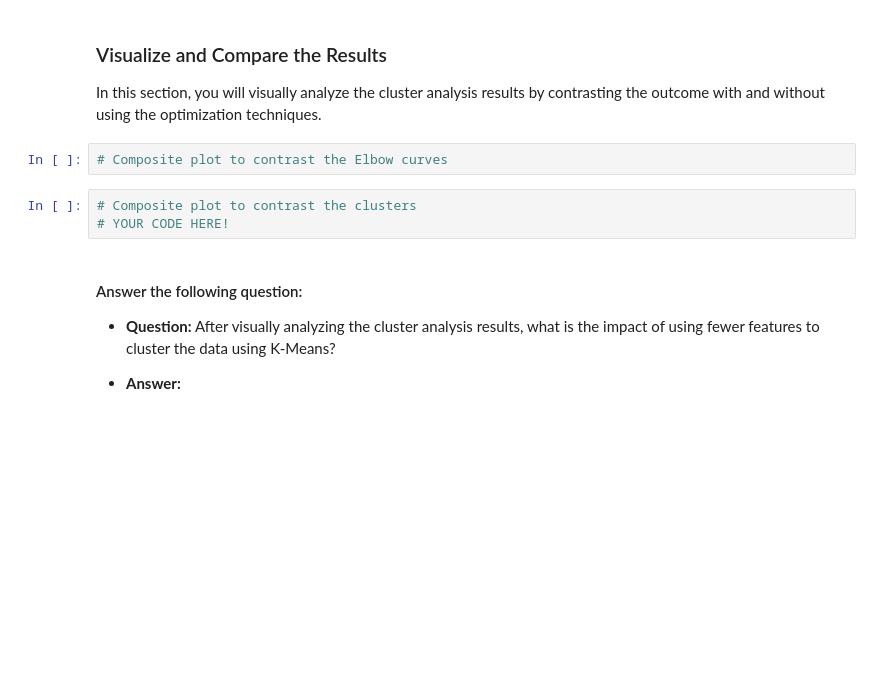
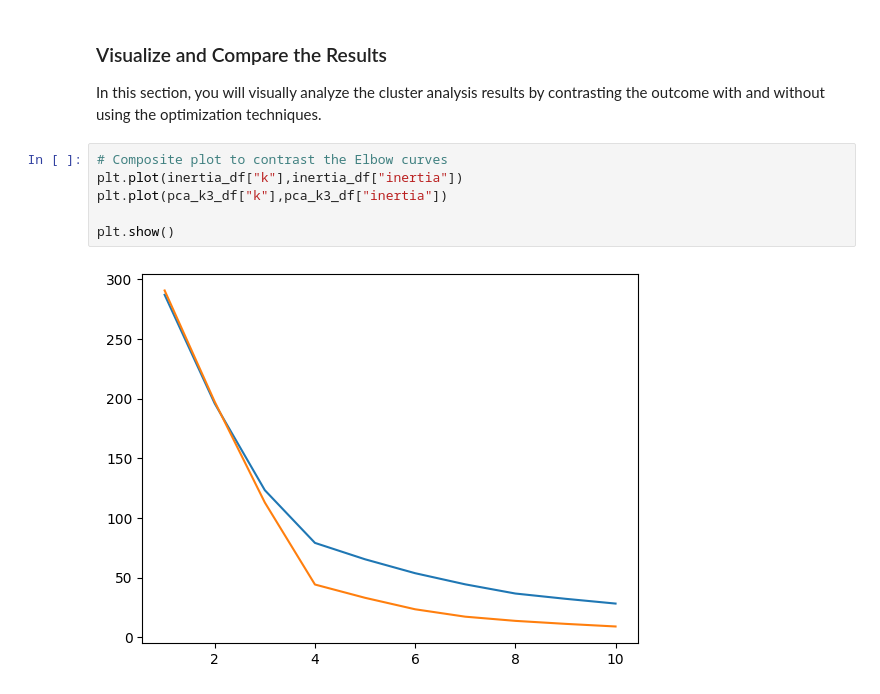
Before and after one commit to AleMori22/CryptoClustering, a Jupyter notebook: Crypto_Clustering_starter_code.ipynb, the cells around one changed output. Saved outputs shown, nothing was run; the diff lists cells and outputs as text; blank space fills up the shorter version.

```diff
--- a/Crypto_Clustering_starter_code.ipynb
+++ b/Crypto_Clustering_starter_code.ipynb
@@ -332,12 +332,9 @@ plt.show()
 In this section, you will visually analyze the cluster analysis results by contrasting the outcome with and without using the optimization techniques.
 # %%
 # Composite plot to contrast the Elbow curves
+plt.plot(inertia_df["k"],inertia_df["inertia"])
+plt.plot(pca_k3_df["k"],pca_k3_df["inertia"])
+
+plt.show()
+# %% [output]
+[figure, added]
-# %%
-# Composite plot to contrast the clusters
-# YOUR CODE HERE!
-# %% [markdown]
-#### Answer the following question:
-
-  * **Question:** After visually analyzing the cluster analysis results, what is the impact of using fewer features to cluster the data using K-Means?
-
-  * **Answer:**
```
Also changed, not shown: parts of 10 cells of this notebook.
